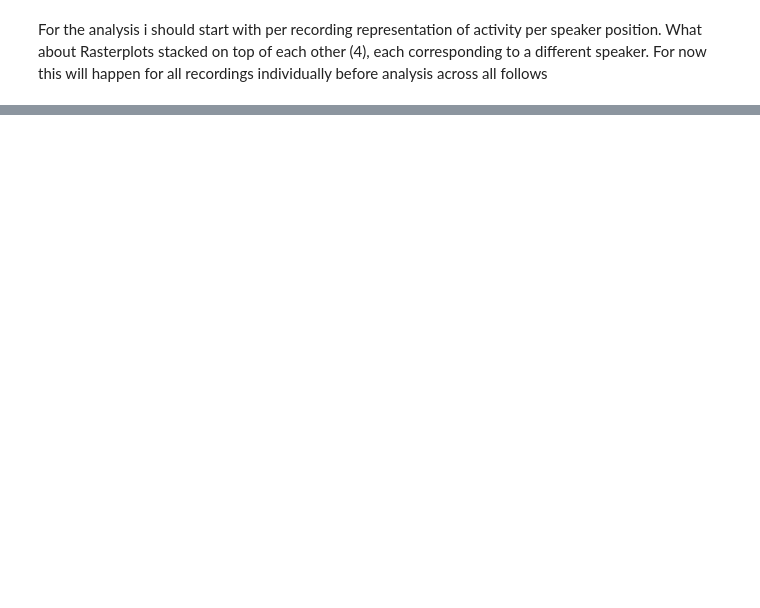
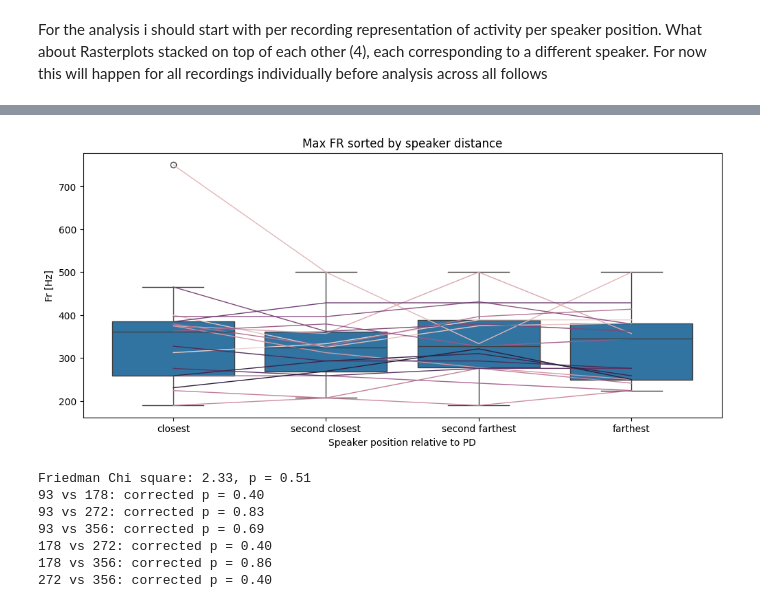
Before and after one commit to FloHofmann/workbench, a Jupyter notebook: notebooks/Alternating_Soundsource.ipynb, the cells around one changed output, grey strips where cells are left out. Cells and saved outputs as stored; diff of their text form; code cells hidden in the pictures; blank space fills up the shorter version.

```diff
--- a/notebooks/Alternating_Soundsource.ipynb
+++ b/notebooks/Alternating_Soundsource.ipynb
@@ -442,0 +374,40 @@ print_report(report)
+# %%
+# max psth (firing rate) sorted by distance
+
+fr_resp_sorted = np.take_along_axis(
+    resp_peak_fr, idx_sorted, axis=1
+)
+fr_resp_df_sort = pd.DataFrame(fr_resp_sorted, columns=['closest', 'second_closest', 'second_farthest', 'farthest']).reset_index().melt(id_vars='index', var_name='speaker', value_name='fr_psth')
+
+plt.figure(figsize=(12, 5))
+plt.title("Max FR sorted by speaker distance")
+ax = sns.boxplot(data=fr_resp_df_sort, x='speaker', y='fr_psth')
+ax.set_xticks([0,1,2,3])
+ax.set_ylabel("Fr [Hz]")
+ax.set_xlabel("Speaker position relative to PD")
+ax.set_xticklabels(['closest', 'second closest', 'second farthest', 'farthest'])
+sns.lineplot(data=fr_resp_df_sort, x='speaker', y='fr_psth', hue='index', linewidth=1, legend=False)
+plt.show()
+
+# corresponding statistics printed
+fr_stat, fr_p = friedmanchisquare(fr_resp_sorted[:, 0], fr_resp_sorted[:, 1], fr_resp_sorted[:, 2], fr_resp_sorted[:, 3])
+print(f"Friedman Chi square: {fr_stat:.2f}, p = {fr_p:.2f}")
+
+conds = [0,1,2,3]
+fr_p_list = []
+for c1, c2 in itertools.combinations(conds, 2):
+    stat, p = wilcoxon(fr_resp_sorted[:, c1], fr_resp_sorted[:, c2])
+    fr_p_list.append(p)
+
+corrected_sorted_fr_p = false_discovery_control(fr_p_list)
+for a in zip(itertools.combinations(speakers, 2), corrected_sorted_fr_p):
+    print(f"{a[0][0]} vs {a[0][1]}: corrected p = {a[1]:.2f}")
+# %% [output]
+[figure, added]
+Friedman Chi square: 2.33, p = 0.51
+93 vs 178: corrected p = 0.40
+93 vs 272: corrected p = 0.83
+93 vs 356: corrected p = 0.69
+178 vs 272: corrected p = 0.40
+178 vs 356: corrected p = 0.86
+272 vs 356: corrected p = 0.40
```
Also changed, not shown: parts of 19 cells of this notebook, 1 other file.
